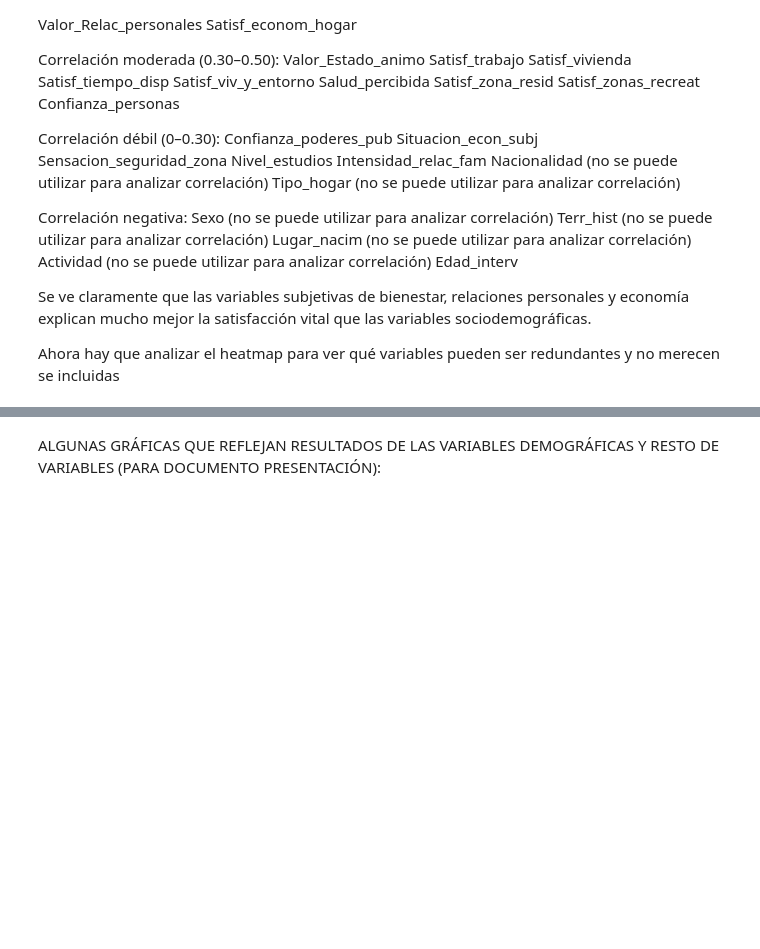
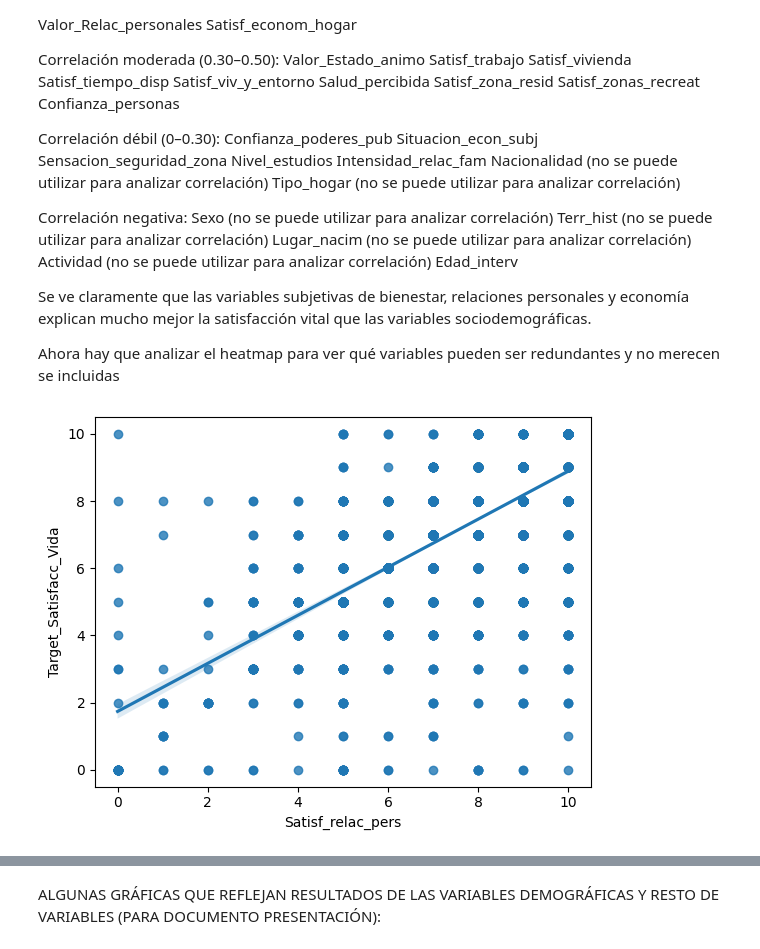
Before and after one commit to Leire2026/Proyecto_Machine_Learning, a Jupyter notebook: Proyecto_Final_ML/2_Notebooks/2_EDA_y_Limpieza.ipynb, the cells around one changed output, grey strips where cells are left out. Saved outputs shown, nothing was run; the diff lists cells and outputs as text; code cells hidden in the pictures; blank space fills up the shorter version.

```diff
--- a/Proyecto_Final_ML/2_Notebooks/2_EDA_y_Limpieza.ipynb
+++ b/Proyecto_Final_ML/2_Notebooks/2_EDA_y_Limpieza.ipynb
@@ -580,3 +580,15 @@ Edad_interv
 Se ve claramente que las variables subjetivas de bienestar, relaciones personales y economía explican mucho mejor la satisfacción vital que las variables sociodemográficas.
 
 Ahora hay que analizar el heatmap para ver qué variables pueden ser redundantes y no merecen se incluidas
+# %%
+#saco una par de gráficas donde se confirma la relación de regresión lineal entre variables:
+
+sns.regplot(
+    data=df_limp,
+    x='Satisf_relac_pers',
+    y='Target_Satisfacc_Vida'
+)
+
+plt.show()
+# %% [output]
+[figure, added]
```
Also changed, not shown: parts of 3 cells of this notebook, 6 other files.
